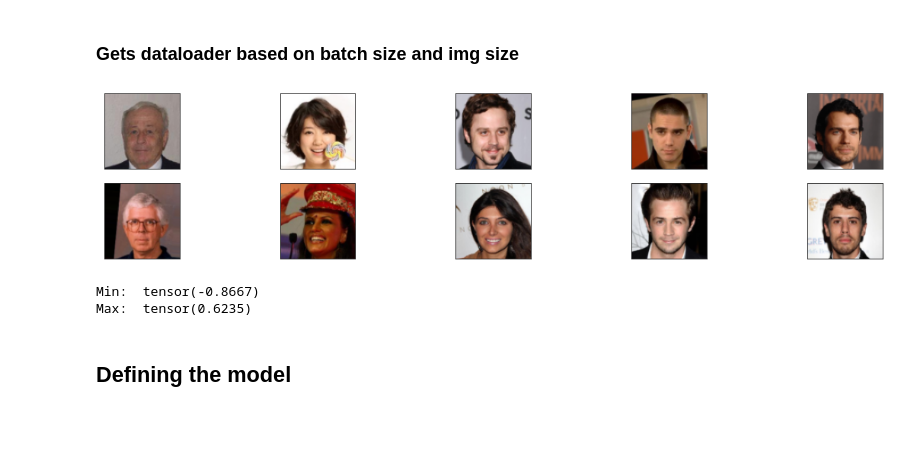
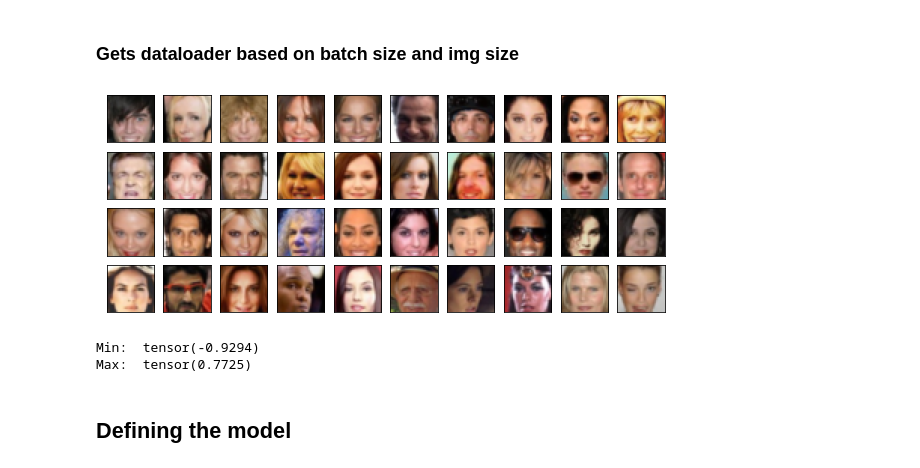
Before and after one commit to piyushmohnot/GAN-implementation, a Jupyter notebook: DataGather.ipynb, the cells around one changed output. Cells and saved outputs as stored; diff of their text form; code cells hidden in the pictures; blank space fills up the shorter version.

```diff
--- a/DataGather.ipynb
+++ b/DataGather.ipynb
@@ -47,7 +39,7 @@ Data/celeb_A_extract folder already exists
 # %% [markdown]
 ### Fetching pre-processed data
 # %%
-def get_dataloader(batch_size, image_size, data_dir='Data/celebA'):
+def get_dataloader(batch_size, image_size, data_dir='Data/celeb_A_extract/processed_celeba_small/celeba'):
     """
     Batch the neural network data using DataLoader
     :param batch_size: The size of each batch; the number of images in a batch
@@ -68,27 +60,27 @@ def get_dataloader(batch_size, image_size, data_dir='Data/celebA'):
 # %%
 # Define function hyperparameters
 batch_size = 256
-img_size = 90 #start with 30, 60 and then higher resolution to 90
+img_size = 32 #start with 30, 60 and then higher resolution to 90
 
 # gets a dataloader
 celeba_train_loader = get_dataloader(batch_size, img_size)
 # %%
 # helper display function
 def imshow(img):
     npimg = img.numpy()
     #print(npimg)
     #plt.imshow(npimg)
     plt.imshow(np.transpose(npimg, (1, 2, 0)))
 
-# obtain one batch of training images
+#get a batch of training images
 data_iter = iter(celeba_train_loader)
-images, _ = data_iter.next() # _ for no labels
-
-# plot the images in the batch, along with the corresponding labels
-fig = plt.figure(figsize=(20, 4))
-plot_size=10 #must be even numbers
-for idx in np.arange(plot_size):
-    ax = fig.add_subplot(2, int(plot_size/2), idx+1,xticks=[], yticks=[])
-    imshow(images[idx])
+images,nolabel=data_iter.next()
+#ploting the images that we are taking
+fig=plt.figure(figsize=(10,4))
+#always should be even numbers
+psize=40
+for var in np.arange(psize):
+    ax = fig.add_subplot(4,int(psize/4),var+1,xticks=[], yticks=[])
+    imshow(images[var])
 # %% [output]
-[figure, old version]
+[figure, new version]
@@ -117,8 +98,8 @@ scaled_img = img*(max-min) + min
 print('Min: ', scaled_img.min())
 print('Max: ', scaled_img.max())
 # %% [output]
-Min:  tensor(-0.8667)
-Max:  tensor(0.6235)
+Min:  tensor(-0.9294)
+Max:  tensor(0.7725)
 # %% [markdown]
 ## Defining the model
 # %%
```
Also changed, not shown: parts of 10 cells of this notebook, 1 other file.
